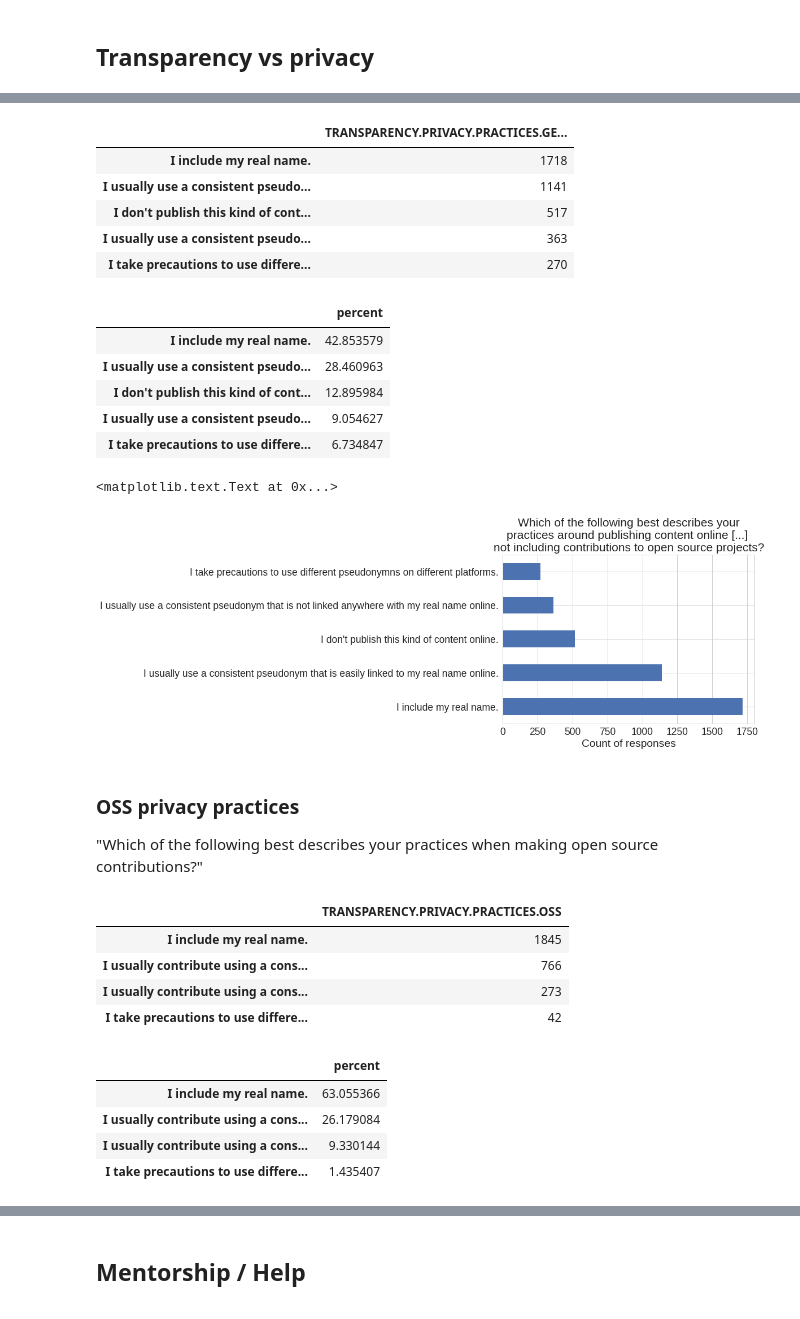
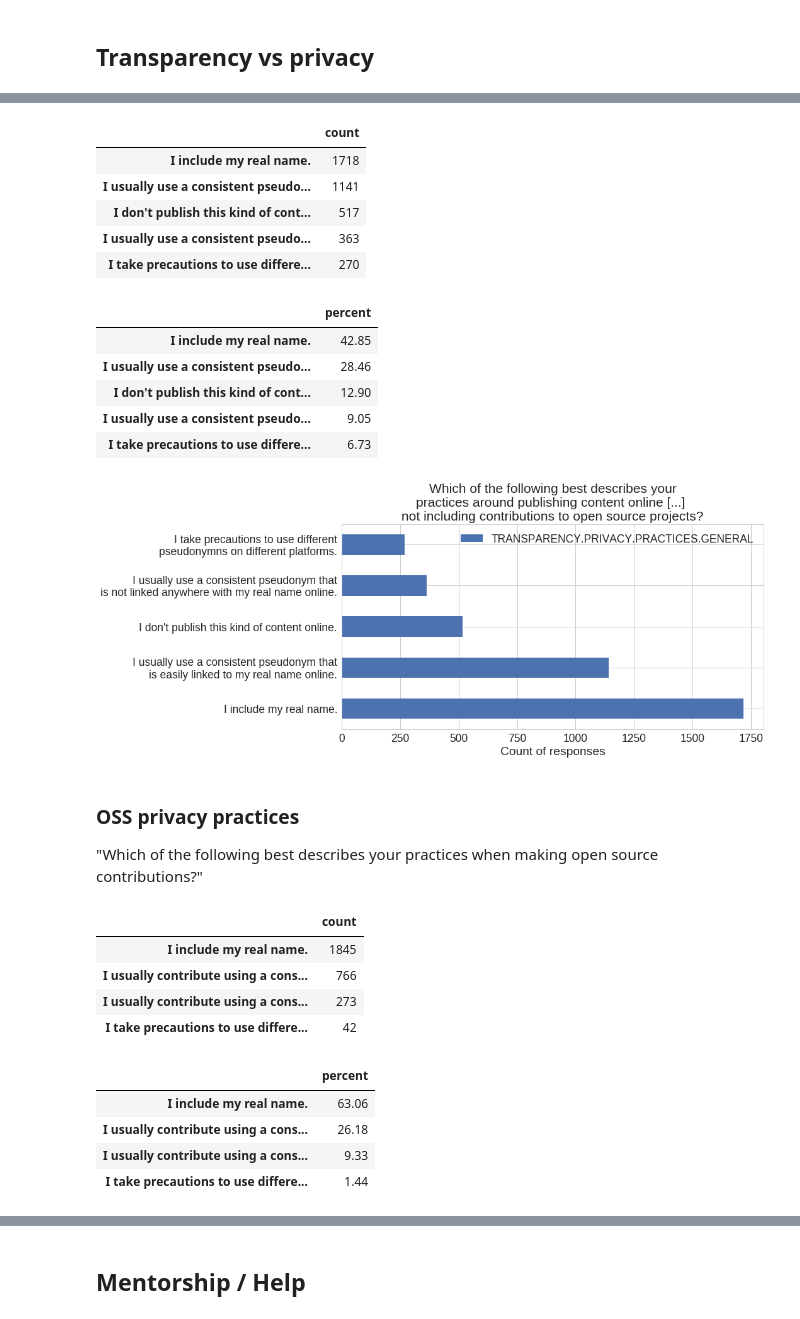
Before and after one commit to staeiou/github-survey-analysis, a Jupyter notebook: github-survey-descriptive-stats.ipynb, the cells around one changed output, grey strips where cells are left out. Cells and saved outputs as stored; diff of their text form; code cells hidden in the pictures.

```diff
--- a/github-survey-descriptive-stats.ipynb
+++ b/github-survey-descriptive-stats.ipynb
@@ -789,5 +830,5 @@ prop_df
 # %%
-ax = survey_df['INFO.JOB'].value_counts().plot(kind='barh')
+ax = pd.DataFrame(survey_df['INFO.JOB'].value_counts()).plot(kind='barh', figsize=[10,6])
 plt.title("Do you feel that you need to make information available\nabout yourself online for professional reasons?")
-ax.set_xlabel("Count of responses")
+t = ax.set_xlabel("Count of responses")
 # %% [output]
@@ -799,50 +841,61 @@ ax.set_xlabel("Count of responses")
 "Which of the following best describes your practices around publishing content online, such as posts on social media (e.g. Facebook, Instagram, Twitter, etc.), blogs, and other platforms (not including contributions to open source projects)?" (single choice)
 # %%
-pd.DataFrame(survey_df['TRANSPARENCY.PRIVACY.PRACTICES.GENERAL'].value_counts())
+counts_df = pd.DataFrame(survey_df['TRANSPARENCY.PRIVACY.PRACTICES.GENERAL'].value_counts())
+counts_df.columns = ["count"]
+counts_df
 # %% [output]
-|  | TRANSPARENCY.PRIVACY.PRACTICES.GE... |
+|  | count |
 | I include my real name. | 1718 |
 | I usually use a consistent pseudo... | 1141 |
 | I don't publish this kind of cont... | 517 |
 | I usually use a consistent pseudo... | 363 |
 | I take precautions to use differe... | 270 |
 # %%
-prop_df = pd.DataFrame((survey_df['TRANSPARENCY.PRIVACY.PRACTICES.GENERAL'].value_counts(normalize=True)*100))
+prop_df = pd.DataFrame((survey_df['TRANSPARENCY.PRIVACY.PRACTICES.GENERAL'].value_counts(normalize=True).round(4)*100))
 prop_df.columns=["percent"]
 prop_df
 # %% [output]
 |  | percent |
-| I include my real name. | 42.853579 |
-| I usually use a consistent pseudo... | 28.460963 |
-| I don't publish this kind of cont... | 12.895984 |
-| I usually use a consistent pseudo... | 9.054627 |
-| I take precautions to use differe... | 6.734847 |
+| I include my real name. | 42.85 |
+| I usually use a consistent pseudo... | 28.46 |
+| I don't publish this kind of cont... | 12.90 |
+| I usually use a consistent pseudo... | 9.05 |
+| I take precautions to use differe... | 6.73 |
+# %%
+plot_counts_df = pd.DataFrame(survey_df['TRANSPARENCY.PRIVACY.PRACTICES.GENERAL'].value_counts())
+idx = ['I include my real name.',
+       'I usually use a consistent pseudonym that\nis easily linked to my real name online.',
+       'I don\'t publish this kind of content online.',
+       'I usually use a consistent pseudonym that\nis not linked anywhere with my real name online.',
+       'I take precautions to use different\npseudonymns on different platforms.']
+plot_counts_df.index = idx
 # %%
-ax = survey_df['TRANSPARENCY.PRIVACY.PRACTICES.GENERAL'].value_counts().plot(kind='barh')
+ax = plot_counts_df.plot(kind='barh', figsize=[12,6])
 plt.title("Which of the following best describes your\npractices around publishing content online [...] \nnot including contributions to open source projects?")
-ax.set_xlabel("Count of responses")
+t = ax.set_xlabel("Count of responses")
 # %% [output]
-<matplotlib.text.Text at 0x...>
-[figure, old version]
+[figure, new version]
 # %% [markdown]
 ### OSS privacy practices
 
 "Which of the following best describes your practices when making open source contributions?"
 # %%
-pd.DataFrame(survey_df['TRANSPARENCY.PRIVACY.PRACTICES.OSS'].value_counts())
+counts_df = pd.DataFrame(survey_df['TRANSPARENCY.PRIVACY.PRACTICES.OSS'].value_counts())
+counts_df.columns = ["count"]
+counts_df
 # %% [output]
-|  | TRANSPARENCY.PRIVACY.PRACTICES.OSS |
+|  | count |
 | I include my real name. | 1845 |
 | I usually contribute using a cons... | 766 |
 | I usually contribute using a cons... | 273 |
 | I take precautions to use differe... | 42 |
 # %%
-prop_df = pd.DataFrame((survey_df['TRANSPARENCY.PRIVACY.PRACTICES.OSS'].value_counts(normalize=True)*100))
+prop_df = pd.DataFrame((survey_df['TRANSPARENCY.PRIVACY.PRACTICES.OSS'].value_counts(normalize=True).round(4)*100))
 prop_df.columns=["percent"]
 prop_df
 # %% [output]
 |  | percent |
-| I include my real name. | 63.055366 |
-| I usually contribute using a cons... | 26.179084 |
-| I usually contribute using a cons... | 9.330144 |
-| I take precautions to use differe... | 1.435407 |
+| I include my real name. | 63.06 |
+| I usually contribute using a cons... | 26.18 |
+| I usually contribute using a cons... | 9.33 |
+| I take precautions to use differe... | 1.44 |
```
Also changed, not shown: parts of 274 cells of this notebook.
